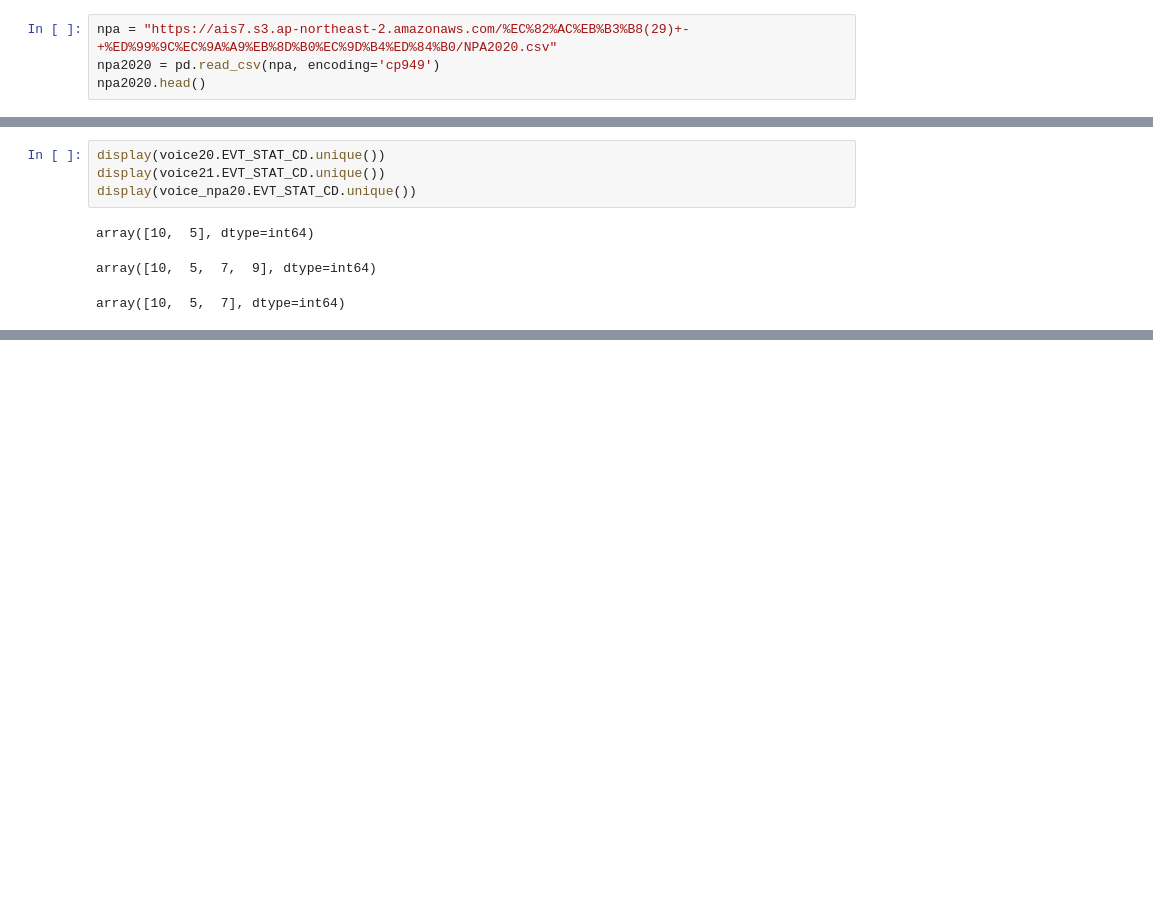
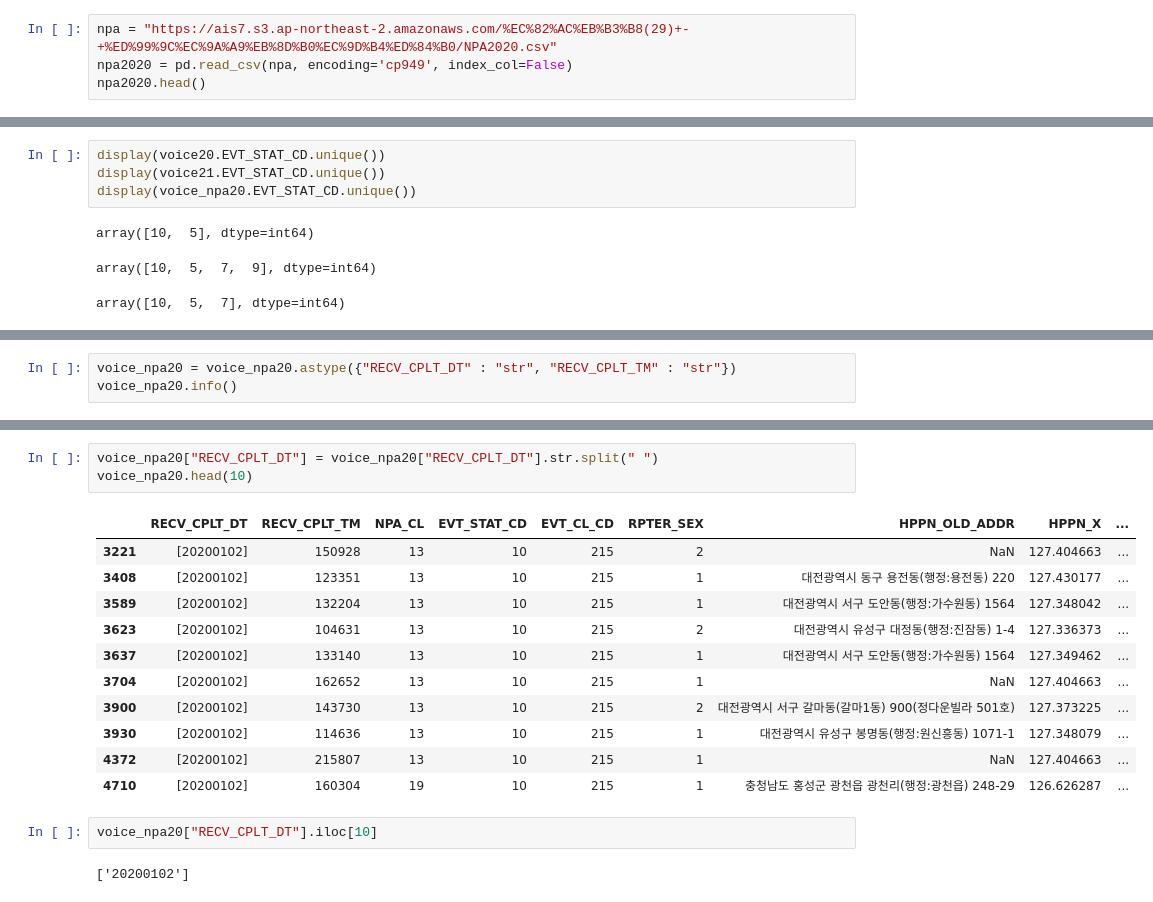
Before and after one commit to SERi9124/solve, a Jupyter notebook: analysis/31.ipynb, the cells around one changed output, grey strips where cells are left out. Drawn from its saved outputs; the diff is of its cells as text; blank space fills up the shorter version.

```diff
--- a/analysis/31.ipynb
+++ b/analysis/31.ipynb
@@ -38,7 +38,7 @@ kp2021.head()
 | 4 | 대전청 | 21/03/07 00:01:43.000000000 | 13 | 10 | 308 | 1.0 | 대전광역시 중구 선화동 141-16 | 127.420455 | ... |
 # %%
 npa = "https://ais7.s3.ap-northeast-2.amazonaws.com/%EC%82%AC%EB%B3%B8(29)+-+%ED%99%9C%EC%9A%A9%EB%8D%B0%EC%9D%B4%ED%84%B0/NPA2020.csv"
-npa2020 = pd.read_csv(npa, encoding='cp949')
+npa2020 = pd.read_csv(npa, encoding='cp949', index_col=False)
 npa2020.head()
 # %% [output]
 |  | RECV_CPLT_DT | RECV_CPLT_TM | NPA_CL | EVT_STAT_CD | EVT_CL_CD | RPTER_SEX | HPPN_OLD_ADDR | HPPN_X | ... |
@@ -136,0 +207,3 @@ array([10,  5,  7], dtype=int64)
+# %%
+voice_npa20 = voice_npa20.astype({"RECV_CPLT_DT" : "str", "RECV_CPLT_TM" : "str"})
+voice_npa20.info()
@@ -136,0 +228,19 @@ array([10,  5,  7], dtype=int64)
+# %%
+voice_npa20["RECV_CPLT_DT"] = voice_npa20["RECV_CPLT_DT"].str.split(" ")
+voice_npa20.head(10)
+# %% [output]
+|  | RECV_CPLT_DT | RECV_CPLT_TM | NPA_CL | EVT_STAT_CD | EVT_CL_CD | RPTER_SEX | HPPN_OLD_ADDR | HPPN_X | ... |
+| 3221 | [20200102] | 150928 | 13 | 10 | 215 | 2 | NaN | 127.404663 | ... |
+| 3408 | [20200102] | 123351 | 13 | 10 | 215 | 1 | 대전광역시 동구 용전동(행정:용전동) 220 | 127.430177 | ... |
+| 3589 | [20200102] | 132204 | 13 | 10 | 215 | 1 | 대전광역시 서구 도안동(행정:가수원동) 1564 | 127.348042 | ... |
+| 3623 | [20200102] | 104631 | 13 | 10 | 215 | 2 | 대전광역시 유성구 대정동(행정:진잠동) 1-4 | 127.336373 | ... |
+| 3637 | [20200102] | 133140 | 13 | 10 | 215 | 1 | 대전광역시 서구 도안동(행정:가수원동) 1564 | 127.349462 | ... |
+| 3704 | [20200102] | 162652 | 13 | 10 | 215 | 1 | NaN | 127.404663 | ... |
+| 3900 | [20200102] | 143730 | 13 | 10 | 215 | 2 | 대전광역시 서구 갈마동(갈마1동) 900(정다운빌라 501호) | 127.373225 | ... |
+| 3930 | [20200102] | 114636 | 13 | 10 | 215 | 1 | 대전광역시 유성구 봉명동(행정:원신흥동) 1071-1 | 127.348079 | ... |
+| 4372 | [20200102] | 215807 | 13 | 10 | 215 | 1 | NaN | 127.404663 | ... |
+| 4710 | [20200102] | 160304 | 19 | 10 | 215 | 1 | 충청남도 홍성군 광천읍 광천리(행정:광천읍) 248-29 | 126.626287 | ... |
+# %%
+voice_npa20["RECV_CPLT_DT"].iloc[10]
+# %% [output]
+['20200102']
```
Also changed, not shown: parts of 13 cells of this notebook, 3 other files.
